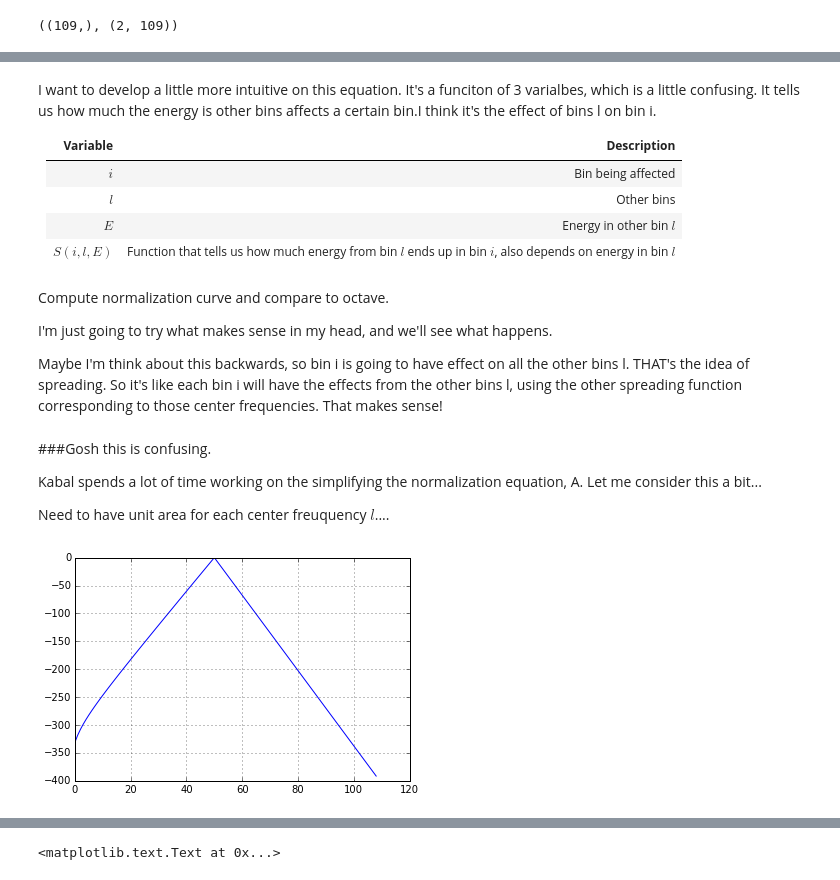
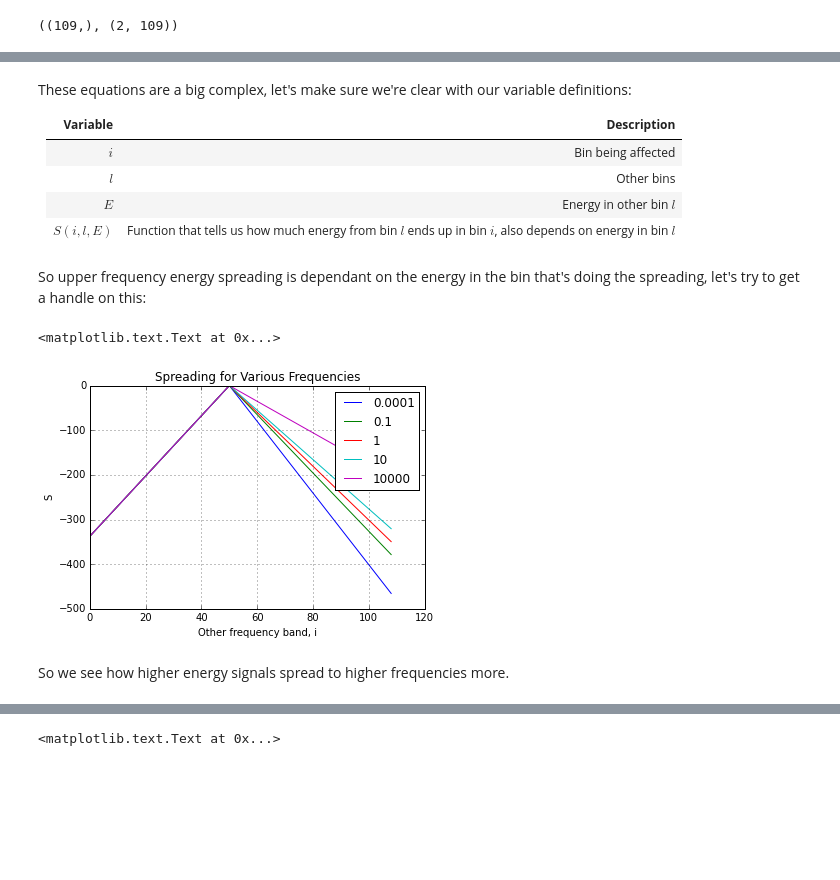
Before and after one commit to stephencwelch/Perceptual-Coding-In-Python, a Jupyter notebook: Explore PEAQ (Merged).ipynb, the cells around one changed output, grey strips where cells are left out. Cells and saved outputs as stored; diff of their text form; code cells hidden in the pictures; blank space fills up the shorter version.

```diff
--- a/Explore PEAQ (Merged).ipynb
+++ b/Explore PEAQ (Merged).ipynb
@@ -661,6 +571,6 @@ $$
 $$
 # %% [markdown]
-I want to develop a little more intuitive on this equation. It's a funciton of 3 varialbes, which is a little confusing. It tells us how much the energy is other bins affects a certain bin.I think it's the effect of bins l on bin i.
+These equations are a big complex, let's make sure we're clear with our variable definitions:
 
 |  **Variable** | **Description**  |
 |:---:|:---:|
@@ -676,9 +587,5 @@ def Sdb(i, l, E):
     else:
         temp = -24 - 230/fc[l] +2*log10(E)
         return temp*(i-l)*deltaZ
-# %% [markdown]
-Compute normalization curve and compare to octave.
-
-I'm just going to try what makes sense in my head, and we'll see what happens.
-
-Maybe I'm think about this backwards, so bin i is going to have effect on all the other bins l. THAT's the idea of spreading. So it's like each bin i will have the effects from the other bins l, using the other spreading function corresponding to those center frequencies. That makes sense!
+# %% [markdown]
+So upper frequency energy spreading is dependant on the energy in the bin that's doing the spreading, let's try to get a handle on this:
@@ -685 +600,14 @@ Maybe I'm think about this backwards, so bin i is going to have effect on all th
+# %%
+plot(S)
+grid(1)
+legend([0.0001, 0.1, 1, 10, 10000])
+xlabel('Other frequency band, i')
+ylabel('S')
+
+title('Spreading for Various Frequencies')
+# %% [output]
+<matplotlib.text.Text at 0x...>
+[figure, added]
+# %% [markdown]
+So we see how higher energy signals spread to higher frequencies more.
 # %%
@@ -693,11 +618,0 @@ for l in range(Nc):
-# %% [markdown]
-###Gosh this is confusing.
-
-Kabal spends a lot of time working on the simplifying the normalization equation, A. Let me consider this a bit...
-
-Need to have unit area for each center freuquency $l$....
-# %%
-plot(S_db)
-grid(1)
-# %% [output]
-[figure, removed]
```
Also changed, not shown: parts of 78 cells of this notebook.
